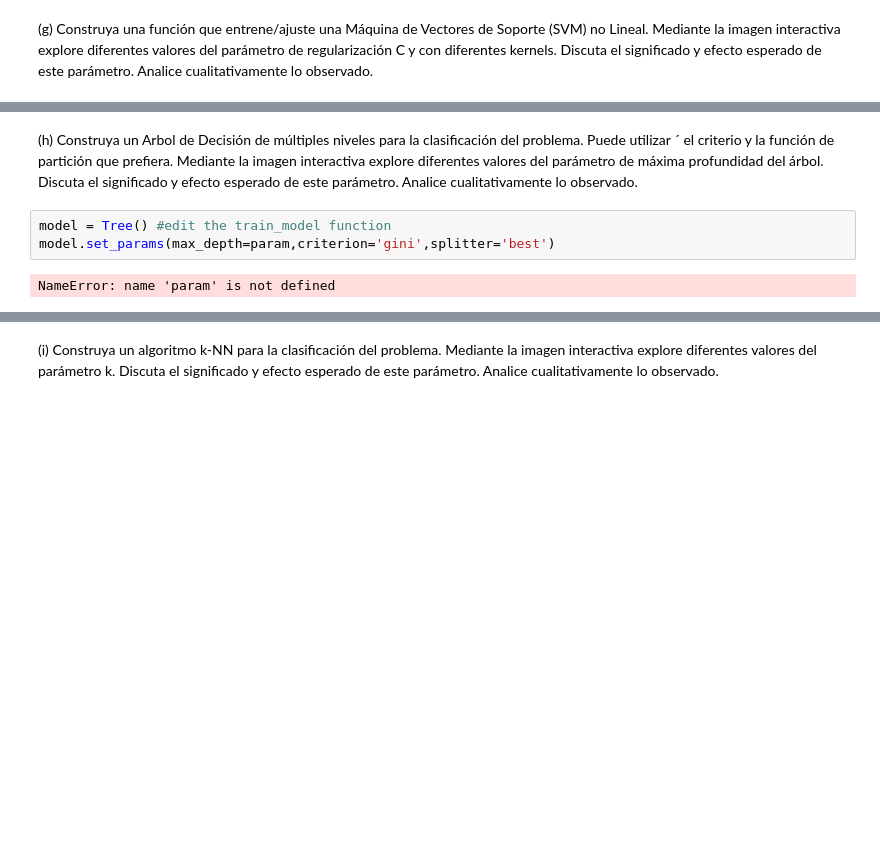
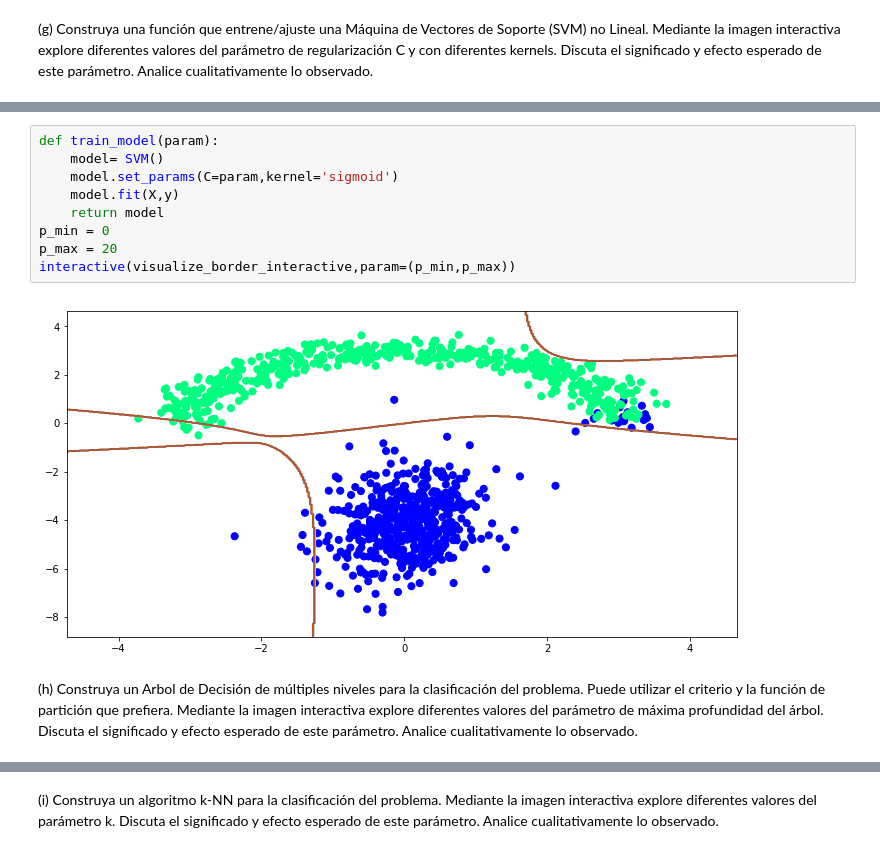
Before and after one commit to GMBarra/T2ML, a Jupyter notebook: T2ML/T2ML.ipynb, the cells around one changed output, grey strips where cells are left out. Saved outputs shown, nothing was run; the diff lists cells and outputs as text; blank space fills up the shorter version.

```diff
--- a/T2ML/T2ML.ipynb
+++ b/T2ML/T2ML.ipynb
@@ -158,10 +180,16 @@ NameError: name 'param' is not defined
+# %%
+def train_model(param):
+    model= SVM()
+    model.set_params(C=param,kernel='sigmoid')
+    model.fit(X,y)
+    return model
+p_min = 0
+p_max = 20
+interactive(visualize_border_interactive,param=(p_min,p_max))
+# %% [output]
+[figure, added]
 # %% [markdown]
-(h) Construya un Arbol de Decisión de múltiples niveles para la clasificación del problema. Puede utilizar ´
+(h) Construya un Arbol de Decisión de múltiples niveles para la clasificación del problema. Puede utilizar
 el criterio y la función de partición que prefiera. Mediante la imagen interactiva explore diferentes
 valores del parámetro de máxima profundidad del árbol. Discuta el significado y efecto esperado de este
 parámetro. Analice cualitativamente lo observado.
-# %%
-model = Tree() #edit the train_model function
-model.set_params(max_depth=param,criterion='gini',splitter='best')
-# %% [output]
-NameError: name 'param' is not defined
```
Also changed, not shown: parts of 26 cells of this notebook, 1 other file.
